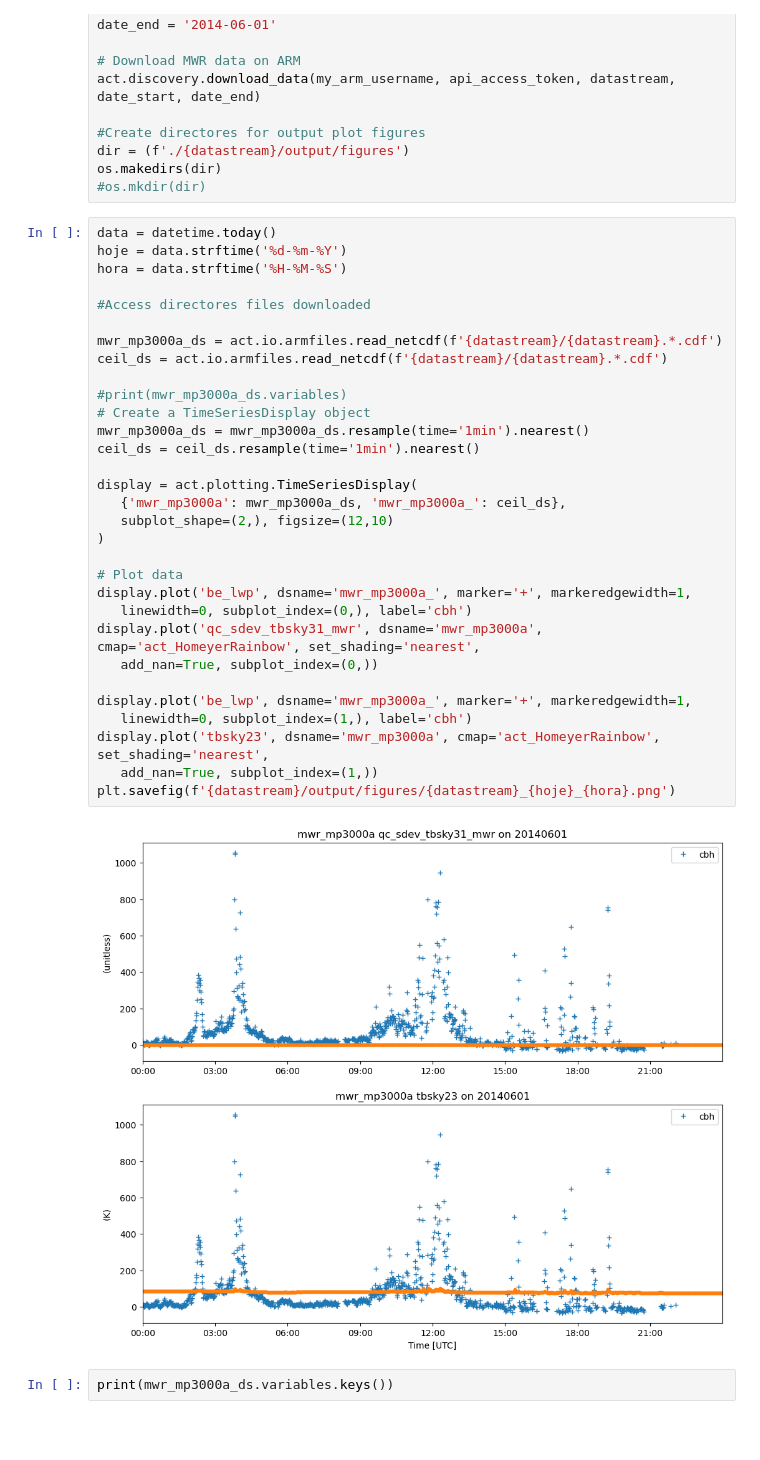
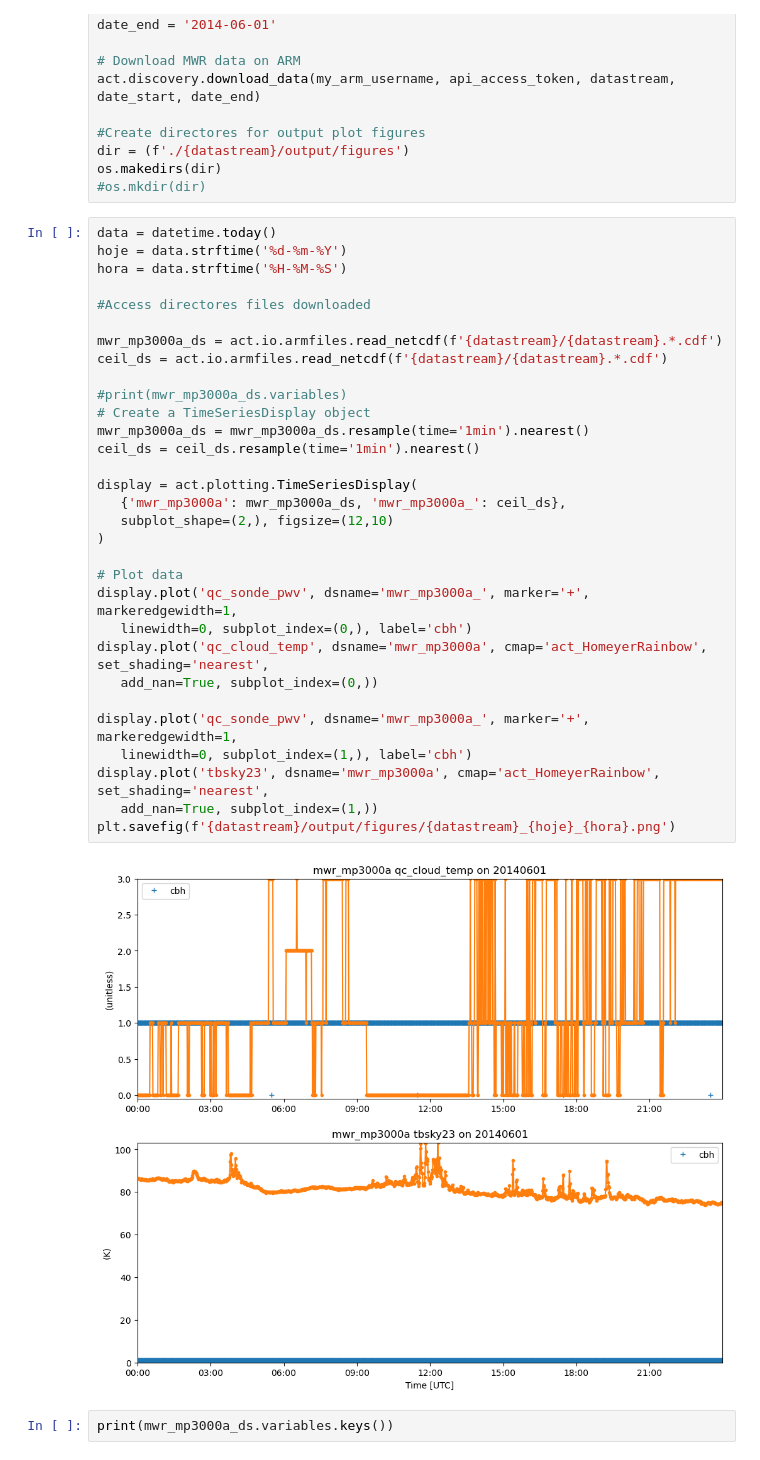
Before and after one commit to lourencocavalcante/CAP-730-Research-Proposal-Dissertation, a Jupyter notebook: Notebooks/go-amazon-mp3000a_2.ipynb, the cells around one changed output. Saved outputs shown, nothing was run; the diff lists cells and outputs as text; blank space fills up the shorter version.

```diff
--- a/Notebooks/go-amazon-mp3000a_2.ipynb
+++ b/Notebooks/go-amazon-mp3000a_2.ipynb
@@ -33,36 +33,36 @@ os.makedirs(dir)
 # %%
 data = datetime.today()
 hoje = data.strftime('%d-%m-%Y')
 hora = data.strftime('%H-%M-%S')
 
 #Access directores files downloaded
 
 mwr_mp3000a_ds = act.io.armfiles.read_netcdf(f'{datastream}/{datastream}.*.cdf')
 ceil_ds = act.io.armfiles.read_netcdf(f'{datastream}/{datastream}.*.cdf')
 
 #print(mwr_mp3000a_ds.variables)
 # Create a TimeSeriesDisplay object
 mwr_mp3000a_ds = mwr_mp3000a_ds.resample(time='1min').nearest()
 ceil_ds = ceil_ds.resample(time='1min').nearest()
 
 display = act.plotting.TimeSeriesDisplay(
    {'mwr_mp3000a': mwr_mp3000a_ds, 'mwr_mp3000a_': ceil_ds},
    subplot_shape=(2,), figsize=(12,10)
 )
 
 # Plot data
-display.plot('be_lwp', dsname='mwr_mp3000a_', marker='+', markeredgewidth=1,
+display.plot('qc_sonde_pwv', dsname='mwr_mp3000a_', marker='+', markeredgewidth=1,
    linewidth=0, subplot_index=(0,), label='cbh')
-display.plot('qc_sdev_tbsky31_mwr', dsname='mwr_mp3000a', cmap='act_HomeyerRainbow', set_shading='nearest',
+display.plot('qc_cloud_temp', dsname='mwr_mp3000a', cmap='act_HomeyerRainbow', set_shading='nearest',
    add_nan=True, subplot_index=(0,))
 
-display.plot('be_lwp', dsname='mwr_mp3000a_', marker='+', markeredgewidth=1,
+display.plot('qc_sonde_pwv', dsname='mwr_mp3000a_', marker='+', markeredgewidth=1,
    linewidth=0, subplot_index=(1,), label='cbh')
 display.plot('tbsky23', dsname='mwr_mp3000a', cmap='act_HomeyerRainbow', set_shading='nearest',
    add_nan=True, subplot_index=(1,))
 plt.savefig(f'{datastream}/output/figures/{datastream}_{hoje}_{hora}.png')
 # %% [output]
-[figure, old version]
+[figure, new version]
 # %%
 print(mwr_mp3000a_ds.variables.keys())
 # %% [output]
```
Also changed, not shown: 3 other files.
